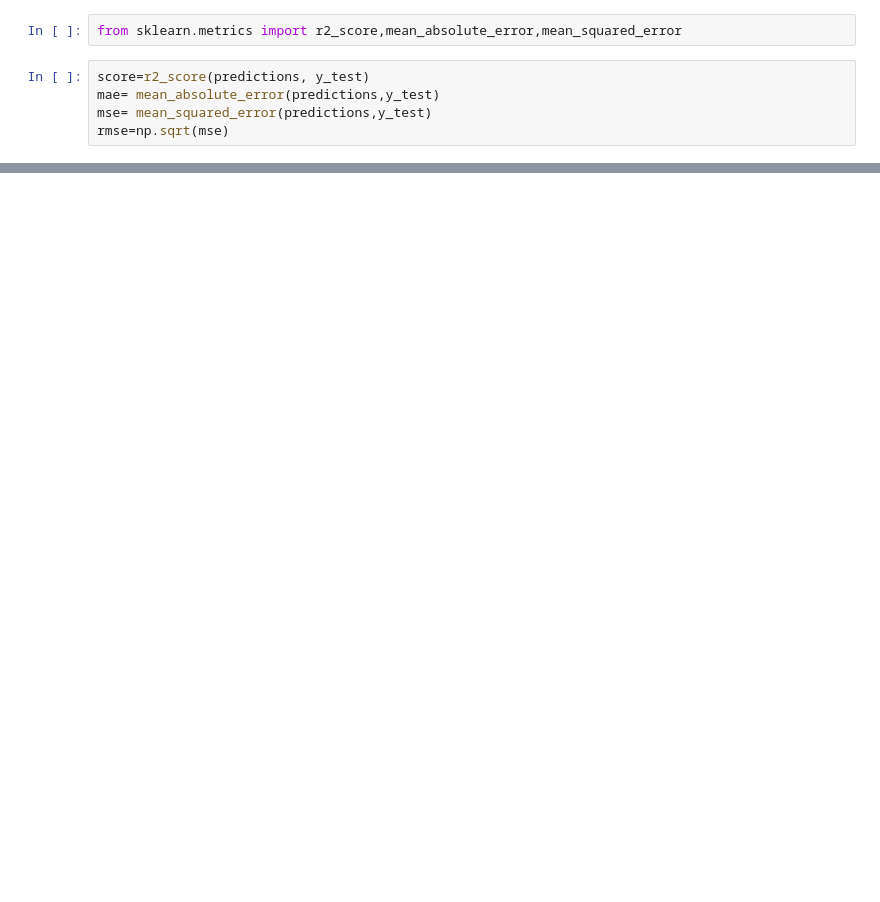
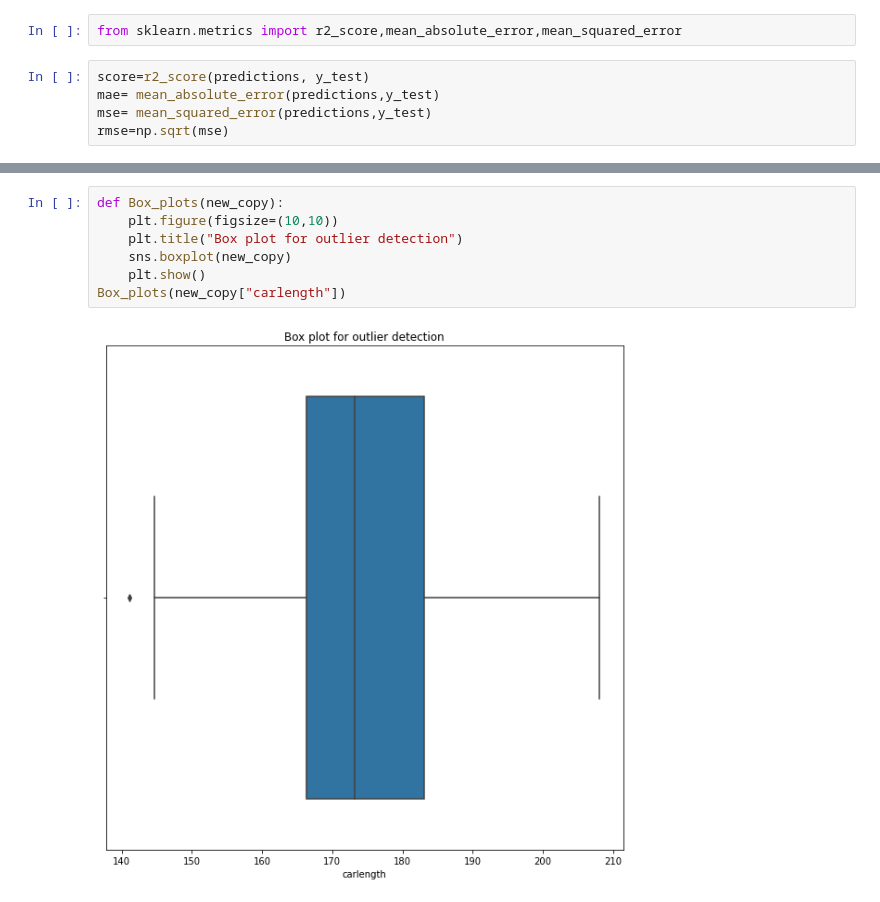
Before and after one commit to Favourabah/Car-Price-Prediction-Project, a Jupyter notebook: Car Price Project.ipynb, the cells around one changed output, grey strips where cells are left out. Cells and saved outputs as stored; diff of their text form; blank space fills up the shorter version.

```diff
--- a/Car Price Project.ipynb
+++ b/Car Price Project.ipynb
@@ -601,0 +617,9 @@ sns.histplot((y_test-predictions),kde= True)
+# %%
+def Box_plots(new_copy):
+    plt.figure(figsize=(10,10))
+    plt.title("Box plot for outlier detection")
+    sns.boxplot(new_copy)
+    plt.show()
+Box_plots(new_copy["carlength"])
+# %% [output]
+[figure, added]
```
Also changed, not shown: parts of 122 cells of this notebook.
